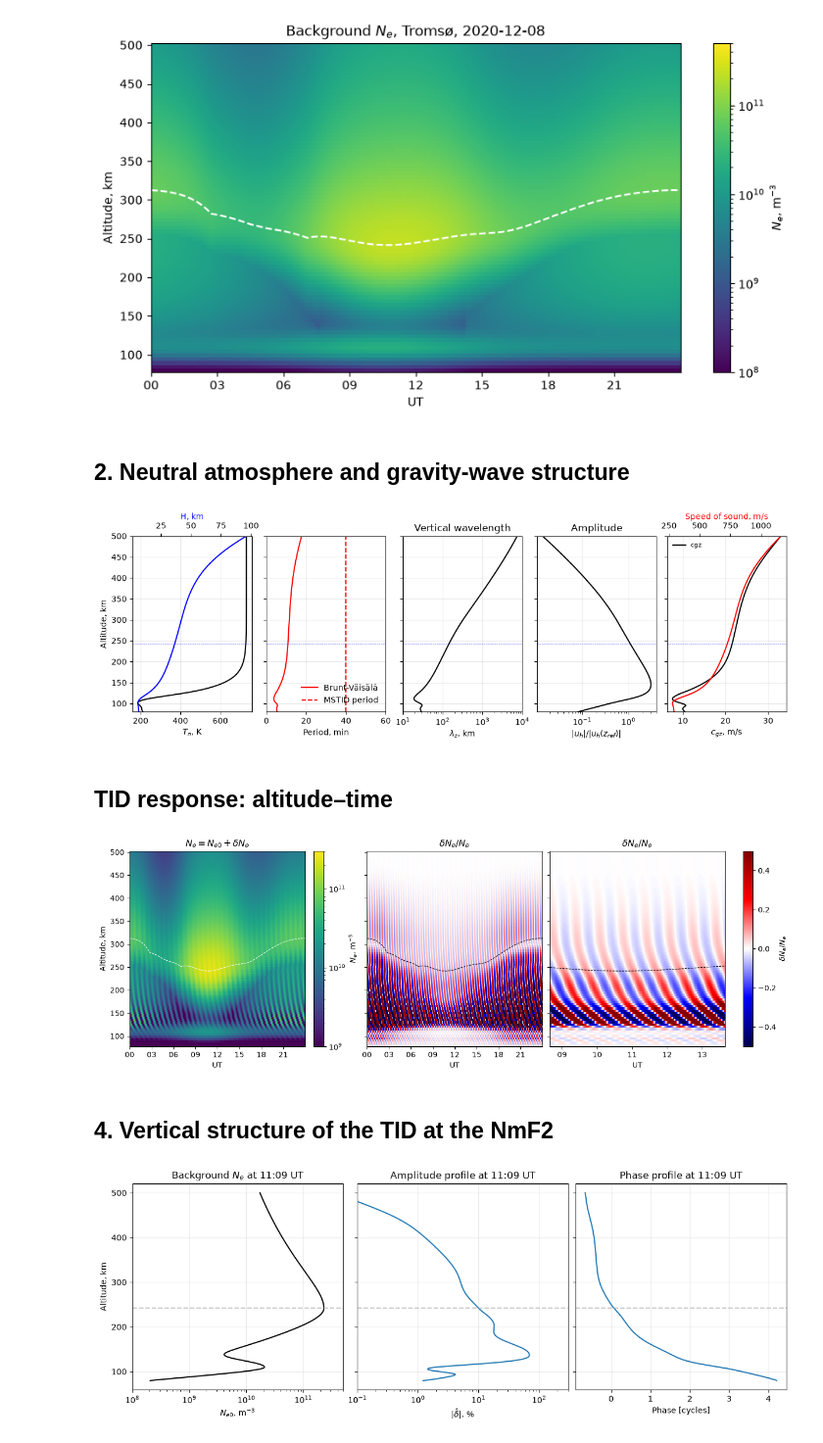
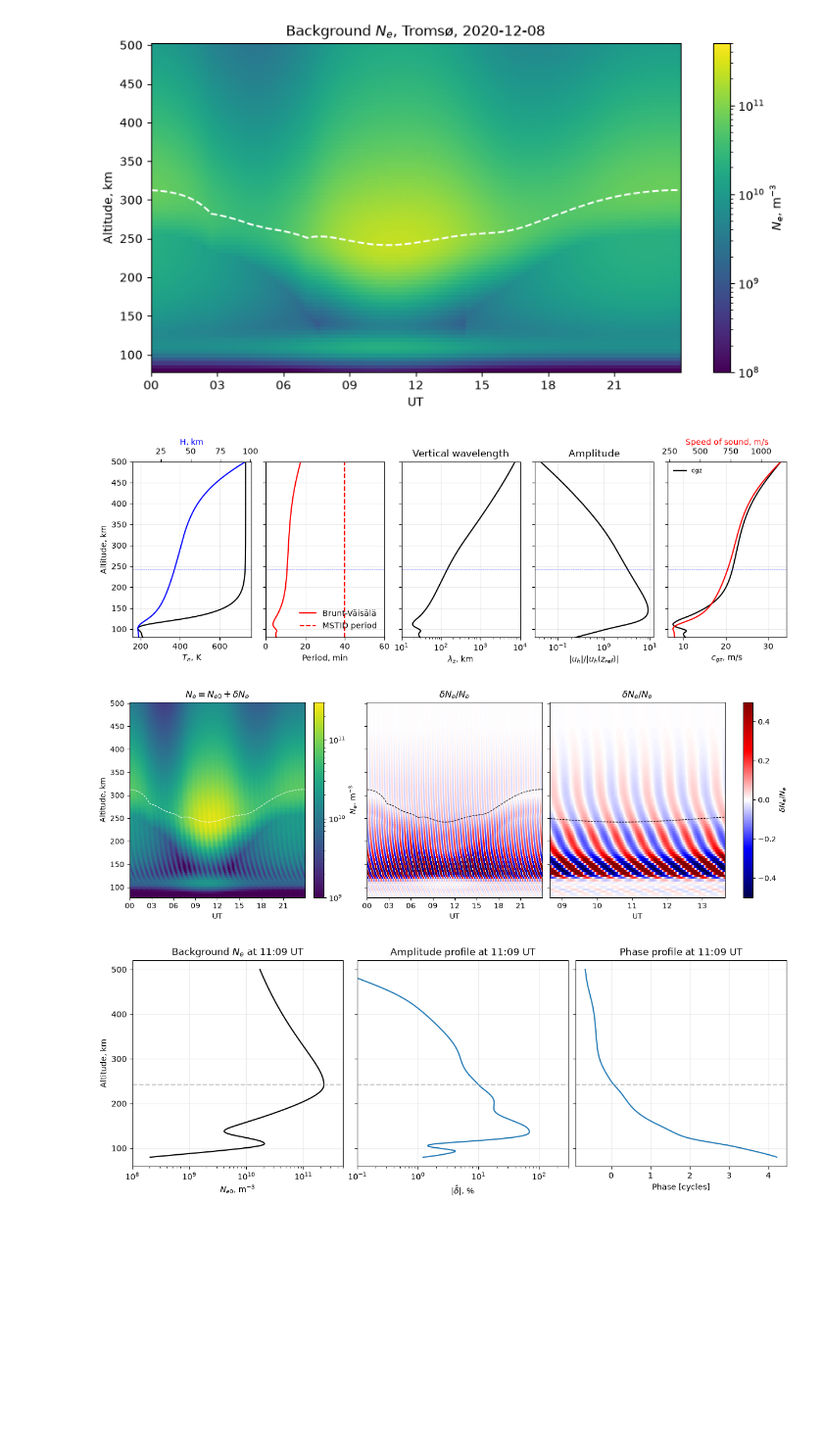
Before and after one commit to Samson-1207/TID-modeling, a Jupyter notebook: mstid_model.ipynb, the cells around one changed output. Shown at 98% size. Cells and saved outputs as stored; diff of their text form; code cells hidden in the pictures; blank space fills up the shorter version.

```diff
--- a/mstid_model.ipynb
+++ b/mstid_model.ipynb
@@ -25,8 +17,9 @@ def latlon_grid(x_km, y_km):
 
 N0c_3d, F2c = iri_profiles(ut, lat0, lon0, altF)
 N0c = N0c_3d[:, 0, :]
-hmF2 = F2c["hm"][:, 0];
-NmF2 = F2c["Nm"][:,0]; foF2 = F2c["fo"][:, 0]
+hmF2 = F2c["hm"][:, 0]
+NmF2 = F2c["Nm"][:,0]
+foF2 = F2c["fo"][:, 0]
 # %%
 fig, axs = plt.subplots(figsize=(10, 5))
 ax = axs
@@ -40,16 +33,11 @@ fig.colorbar(pcm, ax=ax, label=r"$N_e$, m$^{-3}$")
 plt.show()
 # %% [output]
 [figure]
-# %% [markdown]
-## 2. Neutral atmosphere and gravity-wave structure
 # %%
 ms_c = msis_profiles(ut, altF)
 gw_c = gw_struct(ms_c, altF)
 
 it_max = np.argmax(NmF2)
-iz_hm = np.argmin(np.abs(altF - hmF2[it_max]))
-diss_z = altF[np.argmax(gw_c["diss_ratio"][it_max] > 1)] if np.any(gw_c["diss_ratio"][it_max] > 1) else np.nan
-z_max = altF[np.argmax(gw_c["a"][it_max])]
 t_lbl = f"{times[it_max]:%H:%M} UT"
 
 g = {k: v[it_max] for k, v in gw_c.items() if isinstance(v, np.ndarray) and v.ndim == 2}
@@ -94,16 +82,13 @@ for ax in axs:
 axs[0].set_ylim(alt[0], alt[-1])
 plt.show()
 # %% [output]
-[figure, old version]
+[figure, new version]
-# %% [markdown]
-## TID response: altitude–time
 # %%
 # Hooke 1968 TID model
 dH_unit, uh_unit = hooke_delta(N0c, gw_c, ms_c)
 amp_hm = np.array([np.interp(hmF2[i], altF, np.abs(dH_unit[i])) for i in range(len(ut))])
-U0 = amp_Fpeak /amp_hm
-dH_c = dH_unit * U0[:, None]
-uh_hm = U0 * np.array([np.interp(hmF2[i], altF, np.abs(uh_unit[i])) for i in range(len(ut))])
+U0 = amp_Fpeak /amp_hm[it_max]
+dH_c = dH_unit * U0
 
 tsec = ut * 3600
 phase_t = np.exp(-1j *omega * tsec)[:, None]
@@ -111,37 +96,36 @@ Ne_H = N0c * np.exp(np.real(dH_c * phase_t))
 delta_H = Ne_H / N0c - 1
 
 fig, axs = plt.subplots(1, 3, figsize=(13, 4.4), sharey=True, constrained_layout=True)
 
 ax = axs[0]
 pc_Ne = ax.pcolormesh(times, alt, Ne_H[:, ialtF_out].T, norm=LogNorm(1e9, 3e11), cmap="viridis",
                       shading="nearest", edgecolors="face", linewidth=0.25)
 ax.plot(times, hmF2, color="w", lw=0.8, ls="--")
-ax.set_ylabel("Altitude, km"); ax.set_title(r"$N_e = N_{e0} + \delta N_e$")
+ax.set_ylabel("Altitude, km")
+ax.set_title(r"$N_e = N_{e0} + \delta N_e$")
 fig.colorbar(pc_Ne, ax=ax, label=r"$N_e$, m$^{-3}$")
 ax.xaxis.set_major_formatter(mdates.DateFormatter("%H")); ax.set_xlabel("UT")
 
 norm = TwoSlopeNorm(vcenter=0, vmin=-5*amp_Fpeak, vmax=5*amp_Fpeak)
 ax = axs[1]
 pc_amp = ax.pcolormesh(times, alt, delta_H[:, ialtF_out].T, norm=norm, cmap="seismic", shading="nearest")
 ax.plot(times, hmF2, color="k", lw=0.8, ls="--")
 ax.set_title(r"$\delta N_e / N_e$")
 ax.xaxis.set_major_formatter(mdates.DateFormatter("%H"));
 ax.set_xlabel("UT")
 
 win = (ut >= ut[it_max] - 2.5) & (ut <= ut[it_max] + 2.5)
 ax = axs[2]
 pc_sel = ax.pcolormesh(times[win], alt, delta_H[win][:, ialtF_out].T, norm=norm, cmap="seismic", shading="nearest")
 ax.plot(times[win], hmF2[win], color="k", lw=0.8, ls="--")
 ax.set_title(r"$\delta N_e / N_e$")
 ax.xaxis.set_major_formatter(mdates.DateFormatter("%H"));
 ax.set_xlabel("UT")
 
 fig.colorbar(pc_sel, ax=axs[1:], label=r"$\delta N_e / N_e$")
 plt.show()
 # %% [output]
-[figure, old version]
+[figure, new version]
-# %% [markdown]
-## 4. Vertical structure of the TID at the NmF2
 # %%
 # Vertical structure
 fig, axs = plt.subplots(1, 3, figsize = (12, 4.4), sharey=True, constrained_layout=True)
```
Also changed, not shown: parts of 7 cells of this notebook, 5 other files.
